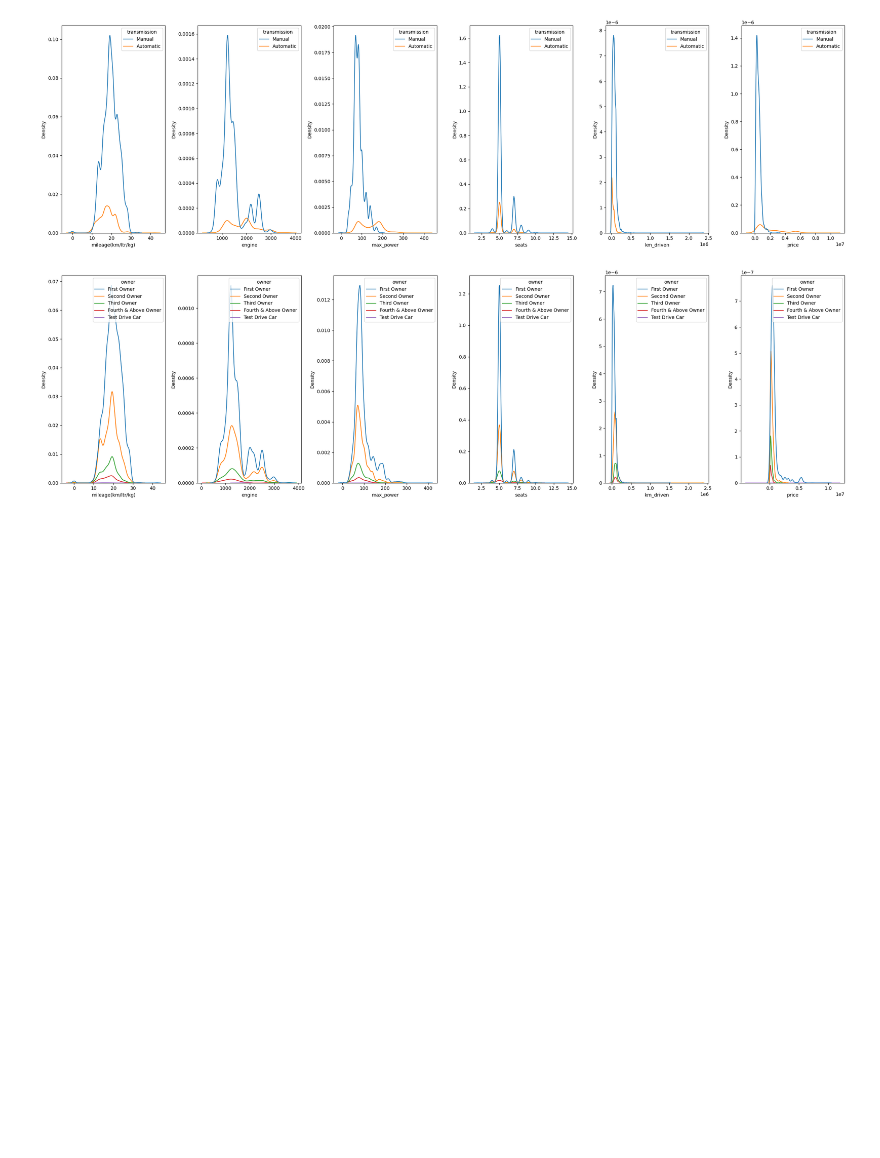
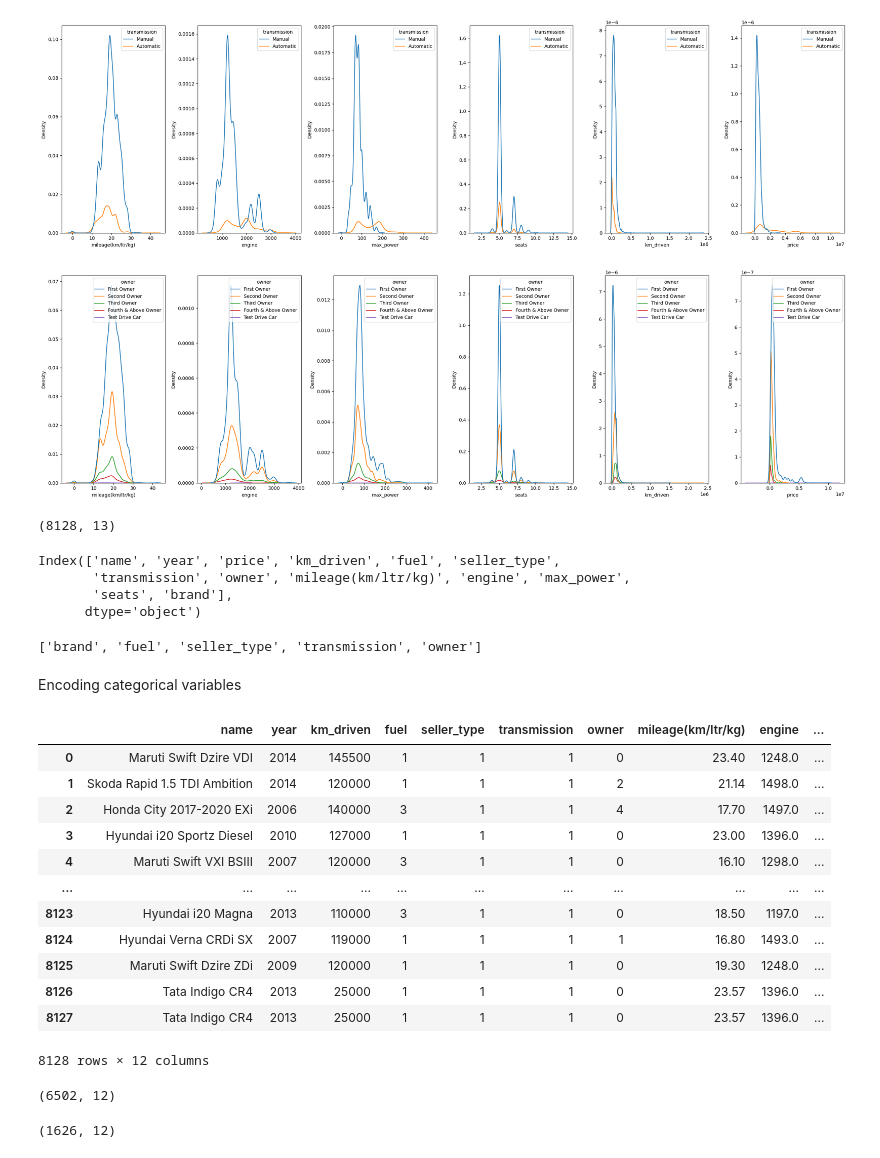
Before and after one commit to NANITH777/Car-Price-Prediction, a Jupyter notebook: car.ipynb, the cells around one changed output. Saved outputs shown, nothing was run; the diff lists cells and outputs as text; code cells hidden in the pictures; blank space fills up the shorter version.

Commit message:
Spliting rain and test data

```diff
--- a/car.ipynb
+++ b/car.ipynb
@@ -399,3 +399,51 @@ for i in categoricals:
 [figure]
 [figure]
 [figure]
+# %%
+df.shape
+# %% [output]
+(8128, 13)
+# %%
+df.columns
+# %% [output]
+Index(['name', 'year', 'price', 'km_driven', 'fuel', 'seller_type',
+       'transmission', 'owner', 'mileage(km/ltr/kg)', 'engine', 'max_power',
+       'seats', 'brand'],
+      dtype='object')
+# %%
+categoricals
+# %% [output]
+['brand', 'fuel', 'seller_type', 'transmission', 'owner']
+# %% [markdown]
+Encoding categorical variables
+# %%
+le = LabelEncoder()
+for i in categoricals:
+    df[i] = le.fit_transform(df[i])
+# %%
+X=df.drop(['price'], axis=1)
+y=df.price
+X
+# %% [output]
+|  | name | year | km_driven | fuel | seller_type | transmission | owner | mileage(km/ltr/kg) | engine | ... |
+| 0 | Maruti Swift Dzire VDI | 2014 | 145500 | 1 | 1 | 1 | 0 | 23.40 | 1248.0 | ... |
+| 1 | Skoda Rapid 1.5 TDI Ambition | 2014 | 120000 | 1 | 1 | 1 | 2 | 21.14 | 1498.0 | ... |
+| 2 | Honda City 2017-2020 EXi | 2006 | 140000 | 3 | 1 | 1 | 4 | 17.70 | 1497.0 | ... |
+| 3 | Hyundai i20 Sportz Diesel | 2010 | 127000 | 1 | 1 | 1 | 0 | 23.00 | 1396.0 | ... |
+| 4 | Maruti Swift VXI BSIII | 2007 | 120000 | 3 | 1 | 1 | 0 | 16.10 | 1298.0 | ... |
+| ... | ... | ... | ... | ... | ... | ... | ... | ... | ... | ... |
+| 8123 | Hyundai i20 Magna | 2013 | 110000 | 3 | 1 | 1 | 0 | 18.50 | 1197.0 | ... |
+| 8124 | Hyundai Verna CRDi SX | 2007 | 119000 | 1 | 1 | 1 | 1 | 16.80 | 1493.0 | ... |
+| 8125 | Maruti Swift Dzire ZDi | 2009 | 120000 | 1 | 1 | 1 | 0 | 19.30 | 1248.0 | ... |
+| 8126 | Tata Indigo CR4 | 2013 | 25000 | 1 | 1 | 1 | 0 | 23.57 | 1396.0 | ... |
+| 8127 | Tata Indigo CR4 | 2013 | 25000 | 1 | 1 | 1 | 0 | 23.57 | 1396.0 | ... |
+8128 rows × 12 columns
+# %%
+X_train, y_train, X_test, y_test = train_test_split(X, y, test_size=0.2, random_state=42)
+X_train.shape
+# %% [output]
+(6502, 12)
+# %%
+y_train.shape
+# %% [output]
+(1626, 12)
```
Also changed, not shown: parts of 1 cell of this notebook.
